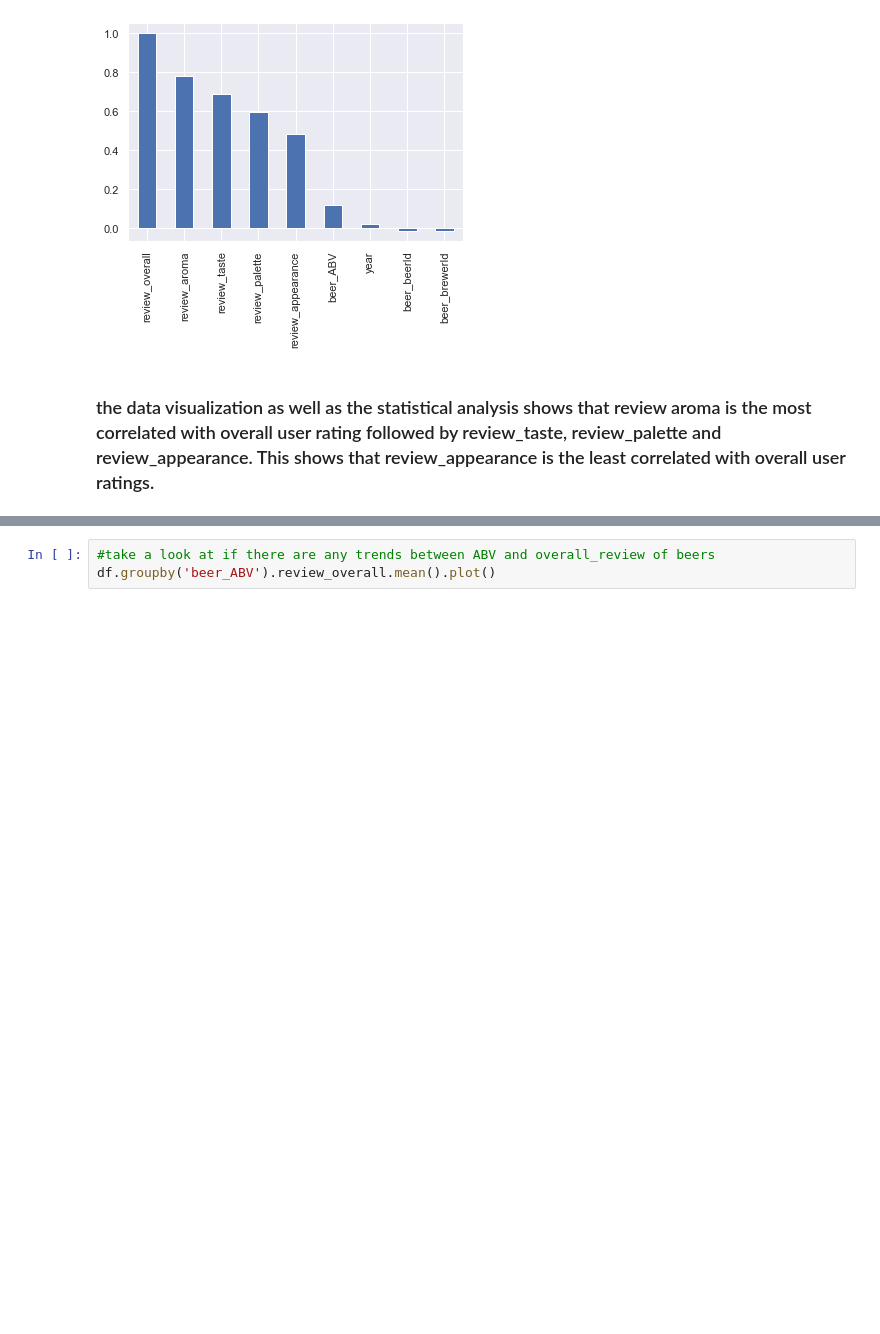
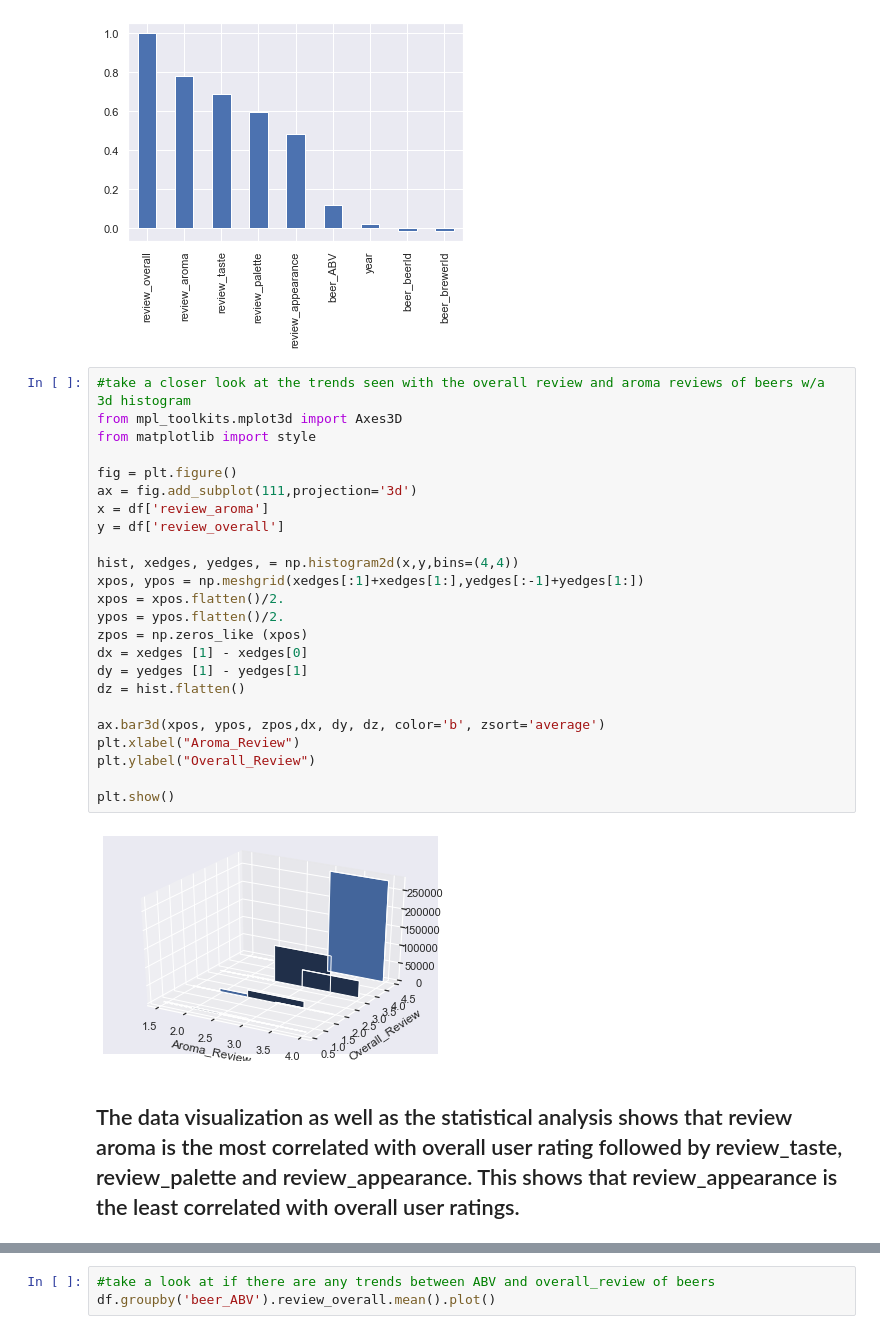
Before and after one commit to rose620/beer_analysis, a Jupyter notebook: Beer_Analysis.ipynb, the cells around one changed output, grey strips where cells are left out. Drawn from its saved outputs; the diff is of its cells as text; blank space fills up the shorter version.

```diff
--- a/Beer_Analysis.ipynb
+++ b/Beer_Analysis.ipynb
@@ -360,8 +313,34 @@ df.corr()['review_overall'].sort_values(ascending=False).plot(kind = 'bar')
 # %% [output]
 <matplotlib.axes._subplots.AxesSubplot at 0x...>
 [figure]
+# %%
+#take a closer look at the trends seen with the overall review and aroma reviews of beers w/a 3d histogram
+from mpl_toolkits.mplot3d import Axes3D
+from matplotlib import style
+
+fig = plt.figure()
+ax = fig.add_subplot(111,projection='3d')
+x = df['review_aroma']
+y = df['review_overall']
+
+hist, xedges, yedges, = np.histogram2d(x,y,bins=(4,4))
+xpos, ypos = np.meshgrid(xedges[:1]+xedges[1:],yedges[:-1]+yedges[1:])
+xpos = xpos.flatten()/2.
+ypos = ypos.flatten()/2.
+zpos = np.zeros_like (xpos)
+dx = xedges [1] - xedges[0]
+dy = yedges [1] - yedges[1]
+dz = hist.flatten()
+
+ax.bar3d(xpos, ypos, zpos,dx, dy, dz, color='b', zsort='average')
+plt.xlabel("Aroma_Review")
+plt.ylabel("Overall_Review")
+
+plt.show()
+# %% [output]
+[figure, added]
 # %% [markdown]
-### the data visualization as well as the statistical analysis shows that review aroma is the most correlated with overall user rating followed by review_taste, review_palette and review_appearance. This shows that review_appearance is the least correlated with overall user ratings.
+## The data visualization as well as the statistical analysis shows that review aroma is the most correlated with overall user rating followed by review_taste, review_palette and review_appearance. This shows that review_appearance is the least correlated with overall user ratings.
 # %%
 # create ml model to see which feature is the strongest in determining overall rating
 x_cols = ['review_taste', 'review_palette', 'review_appearance','review_aroma']
```
Also changed, not shown: parts of 78 cells of this notebook.
